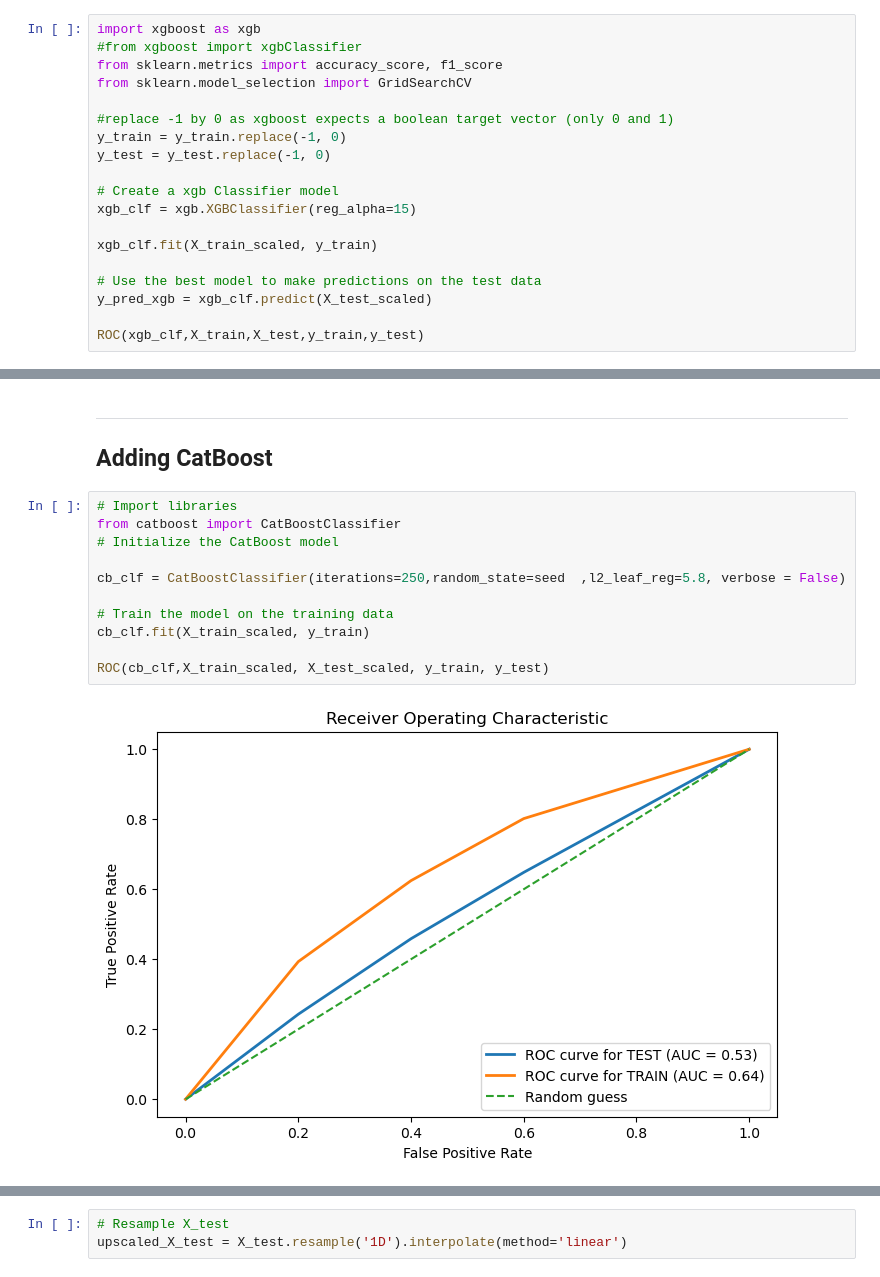
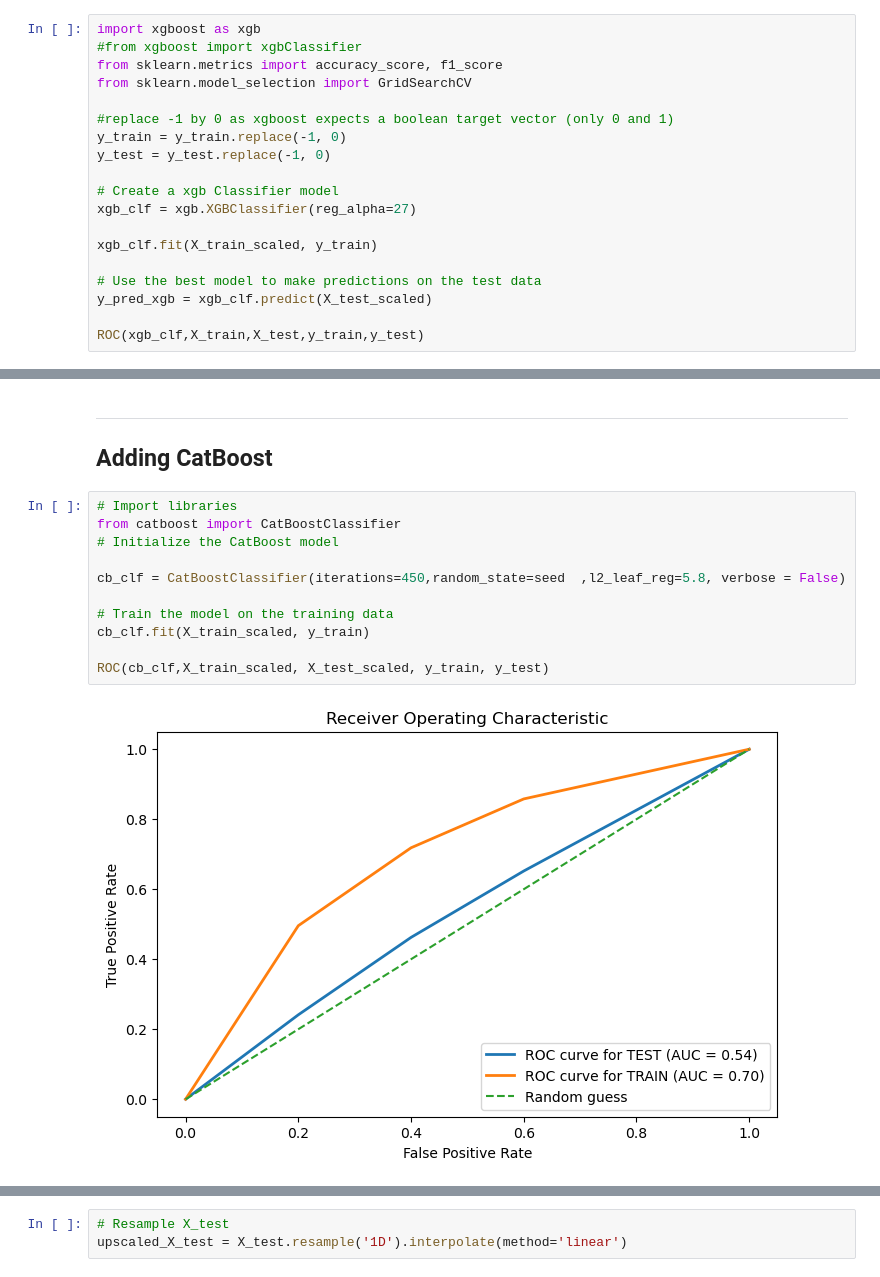
Before and after one commit to adrienCAD/ALGOTRADING_Research, a Jupyter notebook: Coding_Experiments/SimpleTrendFollowing_XGB.ipynb, the cells around one changed output, grey strips where cells are left out. Cells and saved outputs as stored; diff of their text form.

```diff
--- a/Coding_Experiments/SimpleTrendFollowing_XGB.ipynb
+++ b/Coding_Experiments/SimpleTrendFollowing_XGB.ipynb
@@ -457,7 +461,7 @@ y_train = y_train.replace(-1, 0)
 y_test = y_test.replace(-1, 0)
 
 # Create a xgb Classifier model
-xgb_clf = xgb.XGBClassifier(reg_alpha=15)
+xgb_clf = xgb.XGBClassifier(reg_alpha=27)
 
 xgb_clf.fit(X_train_scaled, y_train)
 
@@ -543,16 +547,16 @@ ROC(svm_model,X_train_scaled, X_test_scaled, y_train, y_test)
 # %%
 # Import libraries
 from catboost import CatBoostClassifier
 # Initialize the CatBoost model
 
-cb_clf = CatBoostClassifier(iterations=250,random_state=seed  ,l2_leaf_reg=5.8, verbose = False)
+cb_clf = CatBoostClassifier(iterations=450,random_state=seed  ,l2_leaf_reg=5.8, verbose = False)
 
 # Train the model on the training data
 cb_clf.fit(X_train_scaled, y_train)
 
 ROC(cb_clf,X_train_scaled, X_test_scaled, y_train, y_test)
 # %% [output]
-[figure, old version]
+[figure, new version]
 TRAINING classification report:
                precision    recall  f1-score   support
 
```
Also changed, not shown: parts of 15 cells of this notebook, 7 other files.
